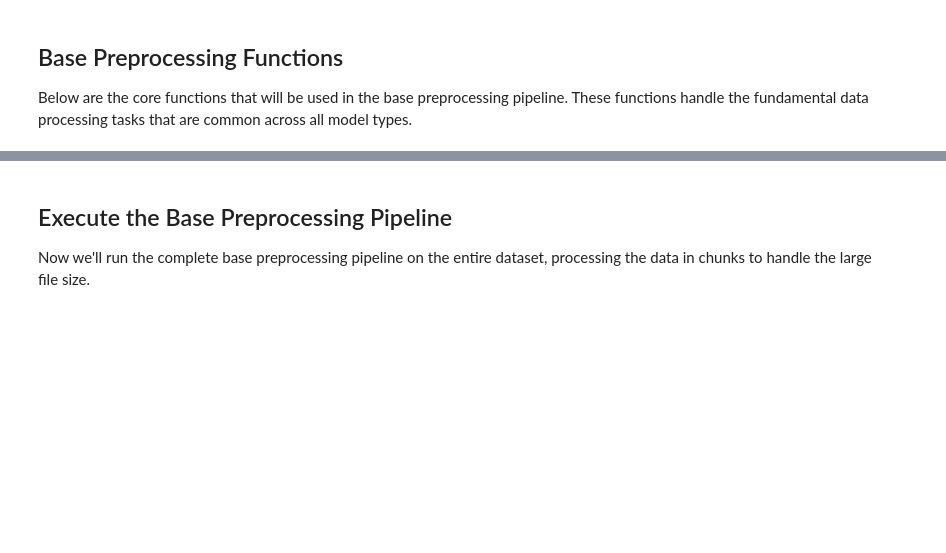
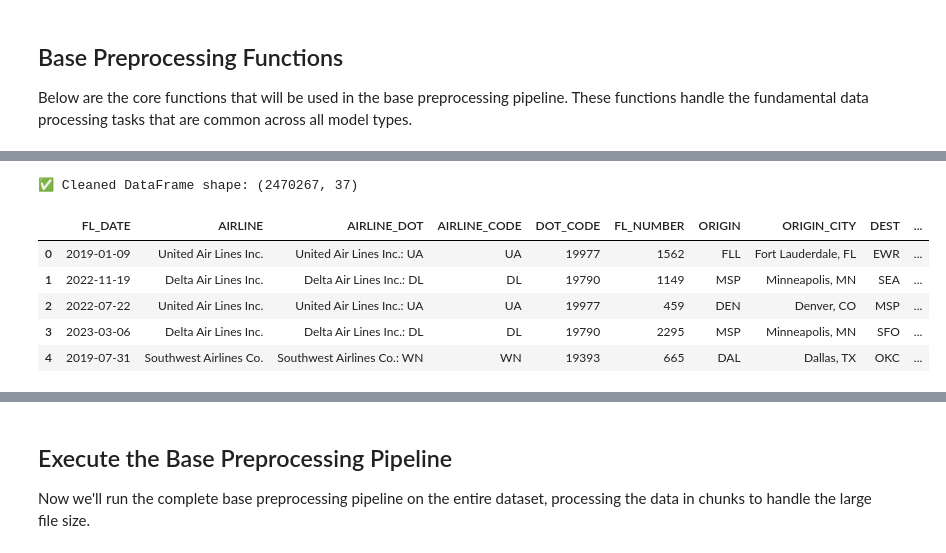
Before and after one commit to Suee18/Forecasting_Flights-DataScience, a Jupyter notebook: notebooks/preprocessing_pipelines/01_base_preprocessing.ipynb, the cells around one changed output, grey strips where cells are left out. Drawn from its saved outputs; the diff is of its cells as text; code cells hidden in the pictures; blank space fills up the shorter version.

```diff
--- a/notebooks/preprocessing_pipelines/01_base_preprocessing.ipynb
+++ b/notebooks/preprocessing_pipelines/01_base_preprocessing.ipynb
@@ -208,0 +250,23 @@ Below are the core functions that will be used in the base preprocessing pipelin
+# %%
+import pandas as pd
+
+# Function to perform feature engineering on the FL_DATE column
+def feature_engineering_on_dates(df):
+    """Create new features from FL_DATE for YEAR, QUARTER, MONTH, DAY_OF_MONTH, DAY_OF_WEEK"""
+    if 'FL_DATE' in df.columns:
+        df['FL_DATE'] = pd.to_datetime(df['FL_DATE'], errors='coerce')
+        df['YEAR'] = df['FL_DATE'].dt.year
+        df['QUARTER'] = df['FL_DATE'].dt.quarter
+        df['MONTH'] = df['FL_DATE'].dt.month
+        df['DAY_OF_MONTH'] = df['FL_DATE'].dt.day
+        df['DAY_OF_WEEK'] = df['FL_DATE'].dt.dayofweek
+    return df
+
+# Assuming df_after_drop is the dataframe after the filtering steps are complete
+modified_df = feature_engineering_on_dates(df_after_drop)
+
+# Display first few rows to verify
+print(modified_df.head())
+
+# You can also print the columns to check if the new features are included
+print(modified_df.columns)
@@ -275,6 +357,20 @@ def clean_and_convert_types(df):
             df_cleaned[col] = df_cleaned[col].astype(bool)
 
     return df_cleaned
+# %%
+cleaned_df = clean_and_convert_types(modified_df)
+print(f"✅ Cleaned DataFrame shape: {cleaned_df.shape}")
+
+# Optional: preview
+display(cleaned_df.head())
+# %% [output]
+✅ Cleaned DataFrame shape: (2470267, 37)
+|  | FL_DATE | AIRLINE | AIRLINE_DOT | AIRLINE_CODE | DOT_CODE | FL_NUMBER | ORIGIN | ORIGIN_CITY | DEST | ... |
+| 0 | 2019-01-09 | United Air Lines Inc. | United Air Lines Inc.: UA | UA | 19977 | 1562 | FLL | Fort Lauderdale, FL | EWR | ... |
+| 1 | 2022-11-19 | Delta Air Lines Inc. | Delta Air Lines Inc.: DL | DL | 19790 | 1149 | MSP | Minneapolis, MN | SEA | ... |
+| 2 | 2022-07-22 | United Air Lines Inc. | United Air Lines Inc.: UA | UA | 19977 | 459 | DEN | Denver, CO | MSP | ... |
+| 3 | 2023-03-06 | Delta Air Lines Inc. | Delta Air Lines Inc.: DL | DL | 19790 | 2295 | MSP | Minneapolis, MN | SFO | ... |
+| 4 | 2019-07-31 | Southwest Airlines Co. | Southwest Airlines Co.: WN | WN | 19393 | 665 | DAL | Dallas, TX | OKC | ... |
 # %%
 # Create common derived features useful for all model types
 def create_common_features(df):
```
Also changed, not shown: parts of 17 cells of this notebook.
